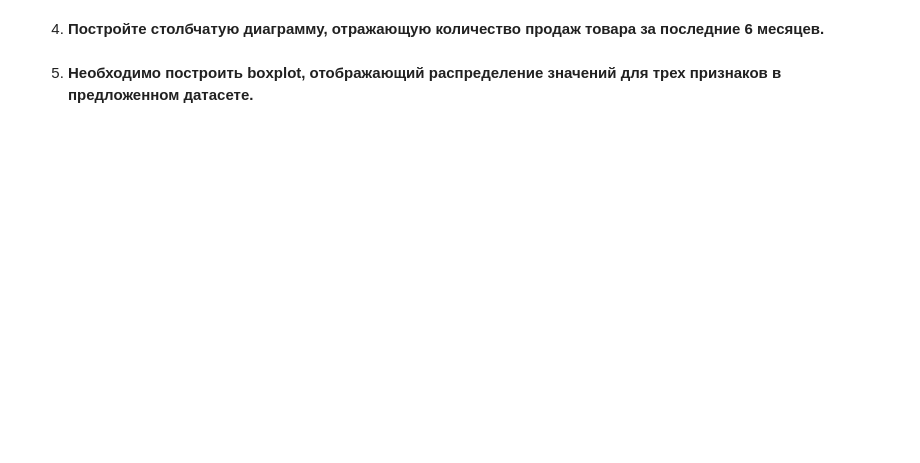
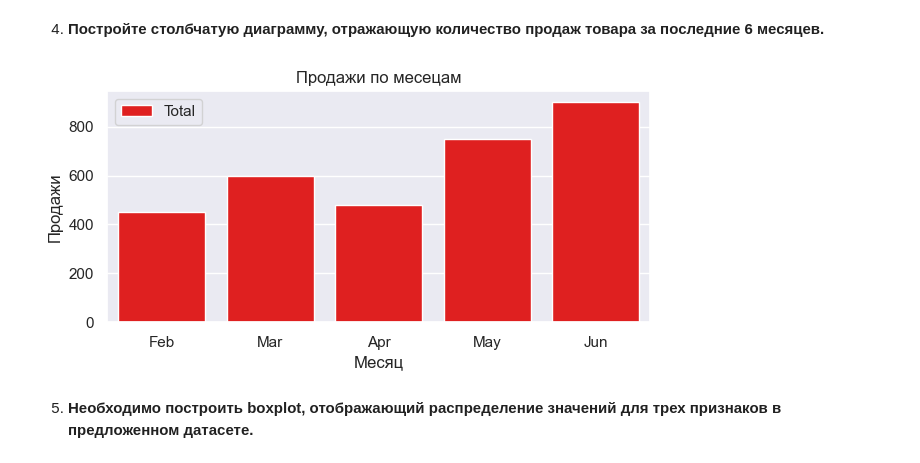
Before and after one commit to Rishat-Ver/1T_data_analyst, a Jupyter notebook: homework/1.5 vizialization_empty.ipynb, the cells around one changed output. Cells and saved outputs as stored; diff of their text form; code cells hidden in the pictures; blank space fills up the shorter version.

```diff
--- a/homework/1.5 vizialization_empty.ipynb
+++ b/homework/1.5 vizialization_empty.ipynb
@@ -30,6 +169,21 @@ df = pd.DataFrame({'col1': [1, 2, 7, 4, 56],
 # %%
 sales = pd.DataFrame({'Month': ['Jan', 'Feb', 'Mar', 'Apr', 'May', 'Jun'],
                       'Sales': [350, 450, 600, 480, 750, 900]})
+
+f, ax = plt.subplots(figsize=(7, 3))
+
+sns.set_color_codes("muted")
+sns.barplot(x="Month", y="Sales", data=sales, label="Total", color="red")
+
+ax.legend(ncol=2, loc="upper left", frameon=True)
+ax.set(xlim=(0.5, 5.5), xlabel="Месяц", ylabel="Продажи")
+
+plt.title('Продажи по месецам')
+
+
+plt.show()
+# %% [output]
+[figure, added]
 # %% [markdown]
 5. **Необходимо построить boxplot, отображающий распределение значений для трех признаков в предложенном датасете.**
 # %%
```
Also changed, not shown: parts of 8 cells of this notebook, 2 other files.
